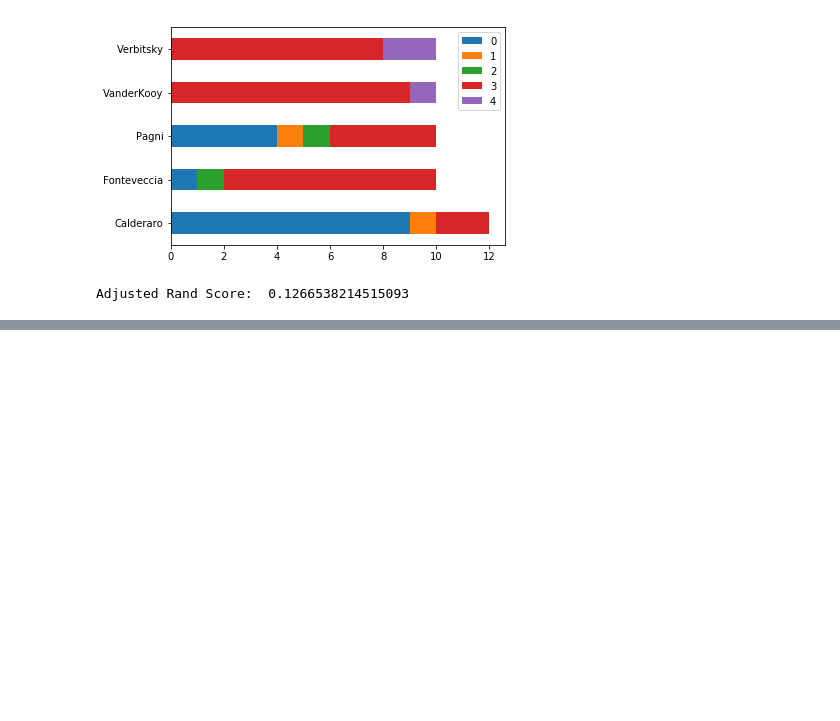
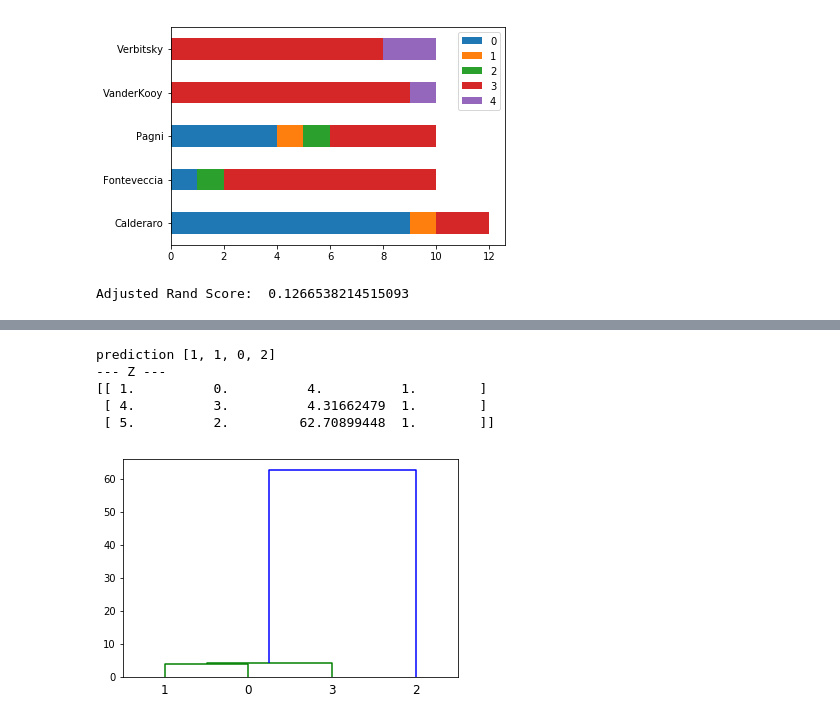
Before and after one commit to marcelolynch/machinelearning, a Jupyter notebook: tp4/Textos.ipynb, the cells around one changed output, grey strips where cells are left out. Cells and saved outputs as stored; diff of their text form; code cells hidden in the pictures; blank space fills up the shorter version.

```diff
--- a/tp4/Textos.ipynb
+++ b/tp4/Textos.ipynb
@@ -204,0 +206,20 @@ Adjusted Rand Score:  0.1266538214515093
+# %%
+HC = HierarchicalClassifier(distance_measure='single_link')
+HC.fit([[1, 2, 3], [3, 3, 5], [40, 50, 30], [4, 6, 6]])
+print('prediction', HC.predict([[1, 2, 3], [3, 3, 5], [40, 50, 30], [4, 6, 6]], 3))
+Z = HC.linkage_matrix()
+print('--- Z ---')
+Z[2,3] = 1
+print(Z)
+from scipy.cluster.hierarchy import dendrogram
+import matplotlib.pyplot as plt
+plt.figure()
+dn = dendrogram(Z)
+plt.show()
+# %% [output]
+prediction [1, 1, 0, 2]
+--- Z ---
+[[ 1.          0.          4.          1.        ]
+ [ 4.          3.          4.31662479  1.        ]
+ [ 5.          2.         62.70899448  1.        ]]
+[figure, added]
```
Also changed, not shown: parts of 5 cells of this notebook, 1 other file.
